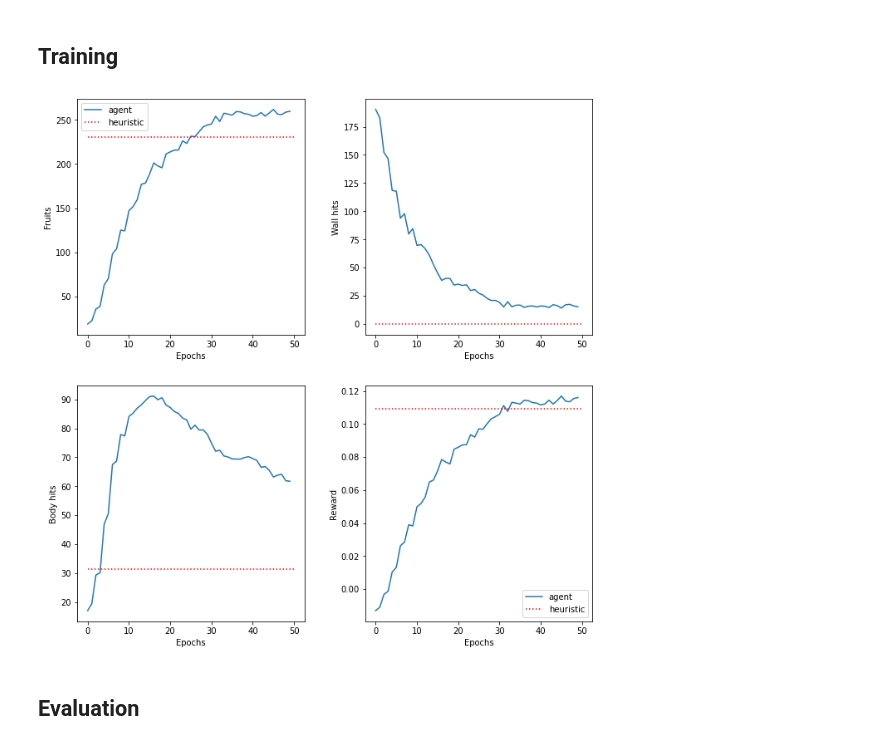
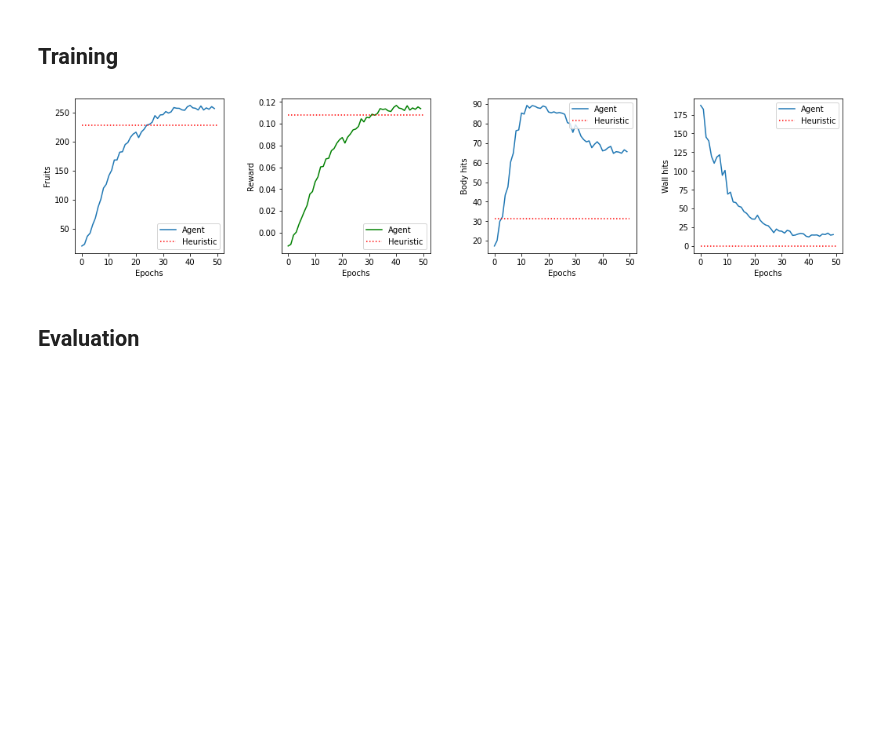
Before and after one commit to Ska-p/Snake-RL, a Jupyter notebook: main.ipynb, the cells around one changed output. Drawn from its saved outputs; the diff is of its cells as text; code cells hidden in the pictures; blank space fills up the shorter version.

```diff
--- a/main.ipynb
+++ b/main.ipynb
@@ -40,12 +32,6 @@ def get_env(n=1000):
     e = environments_fully_observable.OriginalSnakeEnvironment(n, size)
     #e = environments_partially_observable.OriginalSnakeEnvironment(n, size, 2)
     return e
-env_ = get_env(100)
+
 GAMMA = .99
 ITERATIONS = 5000
-
-fig,axs=plt.subplots(1,min(len(env_.boards), 5), figsize=(10,3))
-for ax, board in zip(axs, env_.boards):
-    ax.get_yaxis().set_visible(False)
-    ax.get_xaxis().set_visible(False)
-    ax.imshow(board, origin="lower")
@@ -424,7 +355,2 @@ Average number of times the heuristic policy hits the body in one board: 1562
 # %% [markdown]
 # Plots #
-# %%
-heur_fruits = np.load('heur_fruits.npy')
-heur_wall_hits = np.load('heur_walls.npy')
-heur_body_hits = np.load('heur__bodies.npy')
-heur_reward = np.load('heur_reward.npy')
@@ -458,49 +359,48 @@ plt.show()
 # %%
 # Training statistics
 train_fruits = train_fruits_eaten
 train_reward = train_total_rewards
 train_wh = train_wall_hits
 train_bh = train_body_hits
 
 # Heuristic statistics
-heur_fe = heur_fruits
+heur_fr = heur_fruits
 heur_wh = heur_wall_hits
 heur_bh = heur_body_hits
 heuristic_reward = heur_reward
 
-N = 1000
-
-fig, axs = plt.subplots(2, 2, figsize=(10, 10))
+fig, axs = plt.subplots(1, 4, figsize=(15, 4))
 
 train_fruits = np.sum(np.reshape(train_fruits, (50, 1000)), axis = 1)/100
-axs[0, 0].plot(train_fruits, label='agent')
-axs[0, 0].hlines(np.mean(np.sum(np.reshape(heur_fruits, (50, 1000)), axis=1)), 0, 50, label='heuristic', color='red', linestyle='dotted')
-axs[0, 0].set(ylabel='Fruits')
-axs[0, 0].set(xlabel="Epochs")
-axs[0, 0].legend()
+axs[0].plot(train_fruits, label='Agent')
+axs[0].hlines(np.mean(np.sum(np.reshape(heur_fr, (50, 1000)), axis=1)/100), 0, 50, label='Heuristic', color='red', linestyle='dotted')
+axs[0].set(ylabel='Fruits')
+axs[0].set(xlabel="Epochs")
+axs[0].legend(loc='lower right')
 
-train_wh = train_wall_hits
 train_wh = np.sum(np.reshape(train_wh, (50, 1000)), axis = 1)/100
-axs[0, 1].plot(train_wh)
-axs[0, 1].hlines(np.mean(np.sum(np.reshape(heur_wall_hits, (50, 1000)), axis=1)), 0, 50, colors='red', label='heuristic', linestyles='dotted')
-axs[0, 1].set(ylabel='Wall hits')
-axs[0, 1].set(xlabel="Epochs")
+axs[3].plot(train_wh, label='Agent')
+axs[3].hlines(np.mean(np.sum(np.reshape(heur_wall_hits, (50, 1000)), axis=1)/100), 0, 50, colors='red', label='Heuristic', linestyles='dotted')
+axs[3].set(ylabel='Wall hits')
+axs[3].set(xlabel="Epochs")
+axs[3].legend(loc='upper right')
 
 train_bh = np.sum(np.reshape(train_bh, (50, 1000)), axis = 1)/100
-axs[1, 0].plot(train_bh)
-axs[1, 0].hlines(np.mean(np.sum(np.reshape(heur_body_hits, (50, 1000)), axis=1)), 0, 50, colors='red', label='heuristic', linestyles='dotted')
-axs[1, 0].set(ylabel='Body hits')
-axs[1, 0].set(xlabel="Epochs")
+axs[2].plot(train_bh, label='Agent')
+axs[2].hlines(np.mean(np.sum(np.reshape(heur_body_hits, (50, 1000)), axis=1)/100), 0, 50, colors='red', label='Heuristic', linestyles='dotted')
+axs[2].set(ylabel='Body hits')
+axs[2].set(xlabel="Epochs")
+axs[2].legend(loc='upper right')
 
 train_reward = np.mean(np.reshape(train_reward, (50, 1000)), axis=1)
-axs[1, 1].plot(train_reward, label='agent')
-axs[1, 1].hlines(np.mean(heuristic_reward), 0, 50, colors='red', label='heuristic', linestyles='dotted')
-axs[1, 1].set(ylabel='Reward')
-axs[1, 1].set(xlabel="Epochs")
-axs[1, 1].legend(loc='lower right')
+axs[1].plot(train_reward, label='Agent', color='green')
+axs[1].hlines(np.mean(heuristic_reward), 0, 50, colors='red', label='Heuristic', linestyles='dotted')
+axs[1].set(ylabel='Reward')
+axs[1].set(xlabel="Epochs")
+axs[1].legend(loc='lower right')
 
 fig.tight_layout(pad=3.0)
 # %% [output]
-[figure, old version]
+[figure, new version]
 # %% [markdown]
 ## Evaluation ##
```
Also changed, not shown: parts of 18 cells of this notebook, 3 other files.
